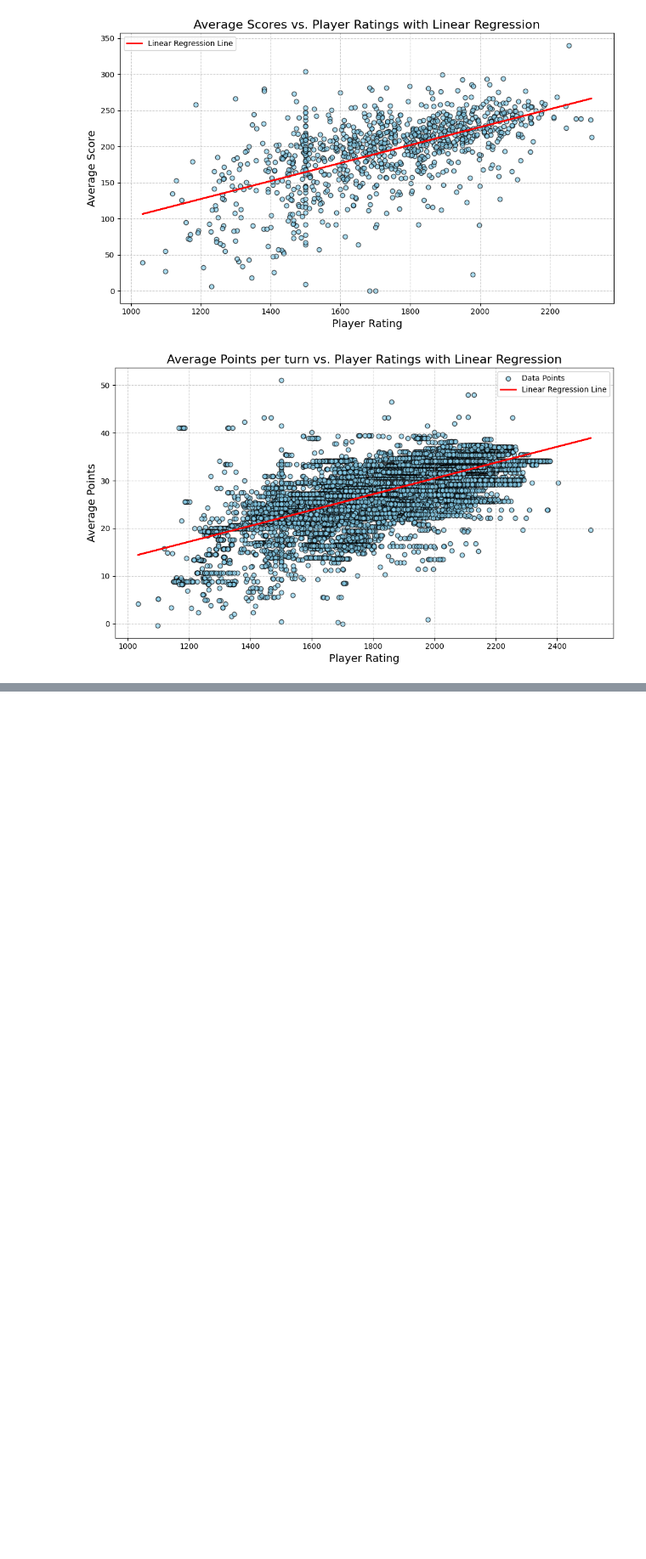
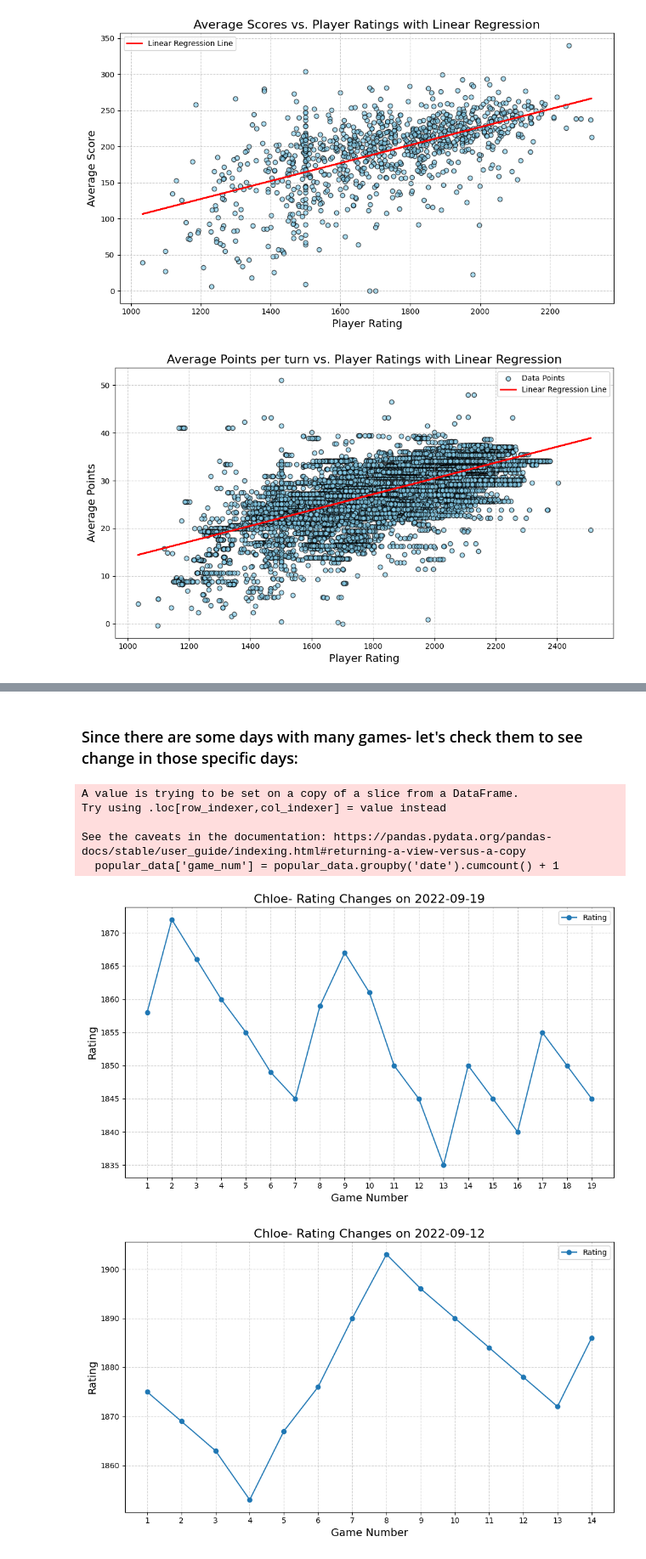
Before and after one commit to AmlMu/ScrabbleExercise, a Jupyter notebook: EDA.ipynb, the cells around one changed output, grey strips where cells are left out. Shown at 85% size. Drawn from its saved outputs; the diff is of its cells as text; code cells hidden in the pictures; blank space fills up the shorter version.

```diff
--- a/EDA.ipynb
+++ b/EDA.ipynb
@@ -511,0 +574,45 @@ plt.show()
+# %% [markdown]
+### Since there are some days with many games- let's check them to see change in those specific days:
+# %%
+# Extract the date (ignoring the time)
+data['date'] = data['created_at'].dt.date
+
+# Count the number of entries per date
+date_counts = data['date'].value_counts()
+
+# Define a threshold for "many games" (e.g., more than 10 games per day)
+threshold = 10
+popular_dates = date_counts[date_counts > threshold].index
+
+# Filter data for these popular dates
+popular_data = data[data['date'].isin(popular_dates)]
+
+# Assign game numbers within each day
+popular_data['game_num'] = popular_data.groupby('date').cumcount() + 1
+
+# Plot ratings for each popular date
+for date in popular_dates:
+    day_data = popular_data[popular_data['date'] == date]
+    day_data = day_data.sort_values(by='game_num')  # Ensure sorting by game number
+
+    # Create a line plot for the day's ratings
+    plt.figure(figsize=(10, 6))
+    plt.plot(day_data['game_num'], day_data['rating'], marker='o', label='Rating')
+    plt.title(f'Chloe- Rating Changes on {date}', fontsize=16)
+    plt.xlabel('Game Number', fontsize=14)
+    plt.ylabel('Rating', fontsize=14)
+    plt.grid(True, linestyle='--', alpha=0.6)
+    plt.xticks(range(1, len(day_data) + 1))
+    plt.tight_layout()
+    plt.legend()
+
+    # Show the plot
+    plt.show()
+# %% [output]
+A value is trying to be set on a copy of a slice from a DataFrame.
+Try using .loc[row_indexer,col_indexer] = value instead
+
+See the caveats in the documentation: https://pandas.pydata.org/pandas-docs/stable/user_guide/indexing.html#returning-a-view-versus-a-copy
+  popular_data['game_num'] = popular_data.groupby('date').cumcount() + 1
+[figure, added]
+[figure, added]
```
Also changed, not shown: parts of 11 cells of this notebook.
